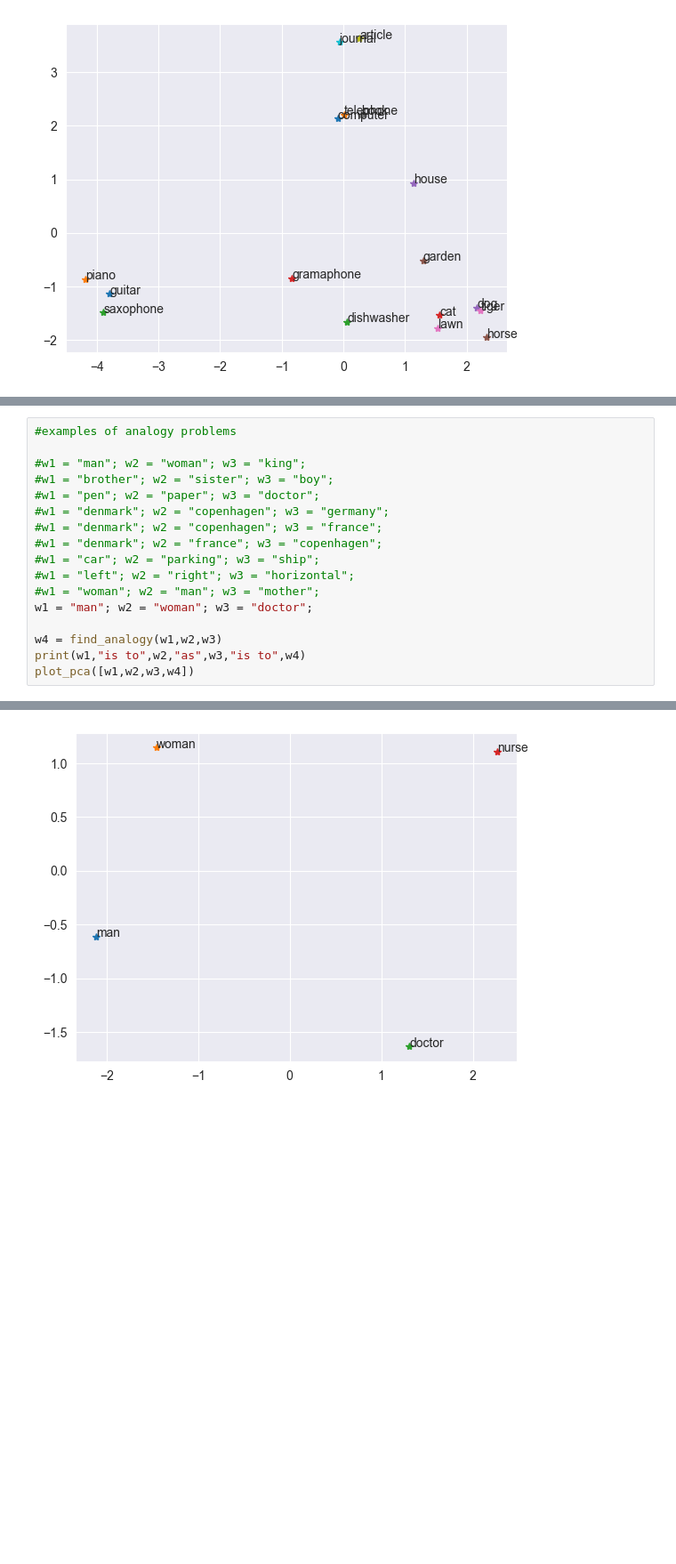
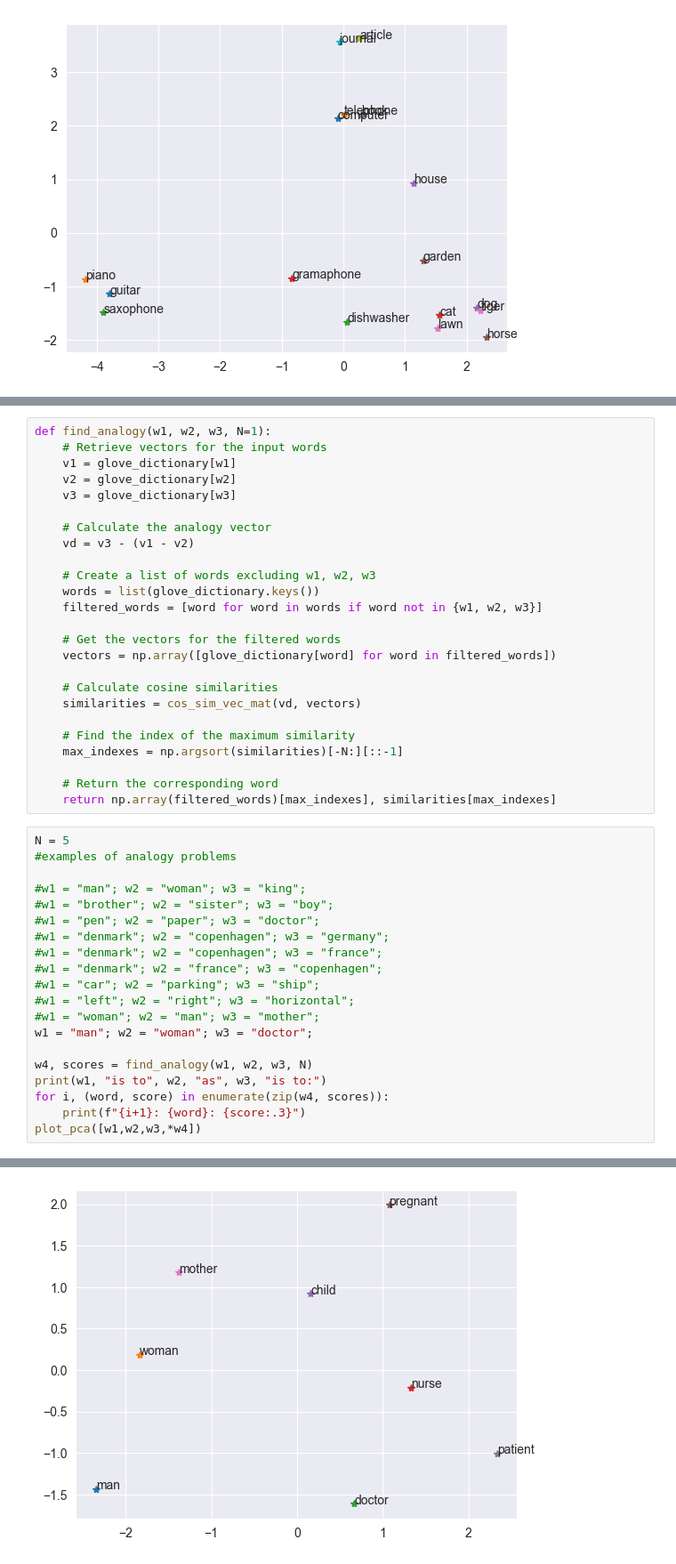
Before and after one commit to Twinbo/Signals-and-Data-Autumn-2025-student, a Jupyter notebook: week_9/ex_week_9.ipynb, the cells around one changed output, grey strips where cells are left out. Shown at 89% size. Cells and saved outputs as stored; diff of their text form; blank space fills up the shorter version.

```diff
--- a/week_9/ex_week_9.ipynb
+++ b/week_9/ex_week_9.ipynb
@@ -356,4 +353,30 @@ def find_analogy(w1, w2, w3):
+# %%
+def find_analogy(w1, w2, w3, N=1):
+    # Retrieve vectors for the input words
+    v1 = glove_dictionary[w1]
+    v2 = glove_dictionary[w2]
+    v3 = glove_dictionary[w3]
+
+    # Calculate the analogy vector
+    vd = v3 - (v1 - v2)
+
+    # Create a list of words excluding w1, w2, w3
+    words = list(glove_dictionary.keys())
+    filtered_words = [word for word in words if word not in {w1, w2, w3}]
+
+    # Get the vectors for the filtered words
+    vectors = np.array([glove_dictionary[word] for word in filtered_words])
+
+    # Calculate cosine similarities
+    similarities = cos_sim_vec_mat(vd, vectors)
+
+    # Find the index of the maximum similarity
+    max_indexes = np.argsort(similarities)[-N:][::-1]
+
+    # Return the corresponding word
+    return np.array(filtered_words)[max_indexes], similarities[max_indexes]
 # %%
+N = 5
 #examples of analogy problems
 
 #w1 = "man"; w2 = "woman"; w3 = "king";
@@ -367,7 +390,9 @@ def find_analogy(w1, w2, w3):
 #w1 = "woman"; w2 = "man"; w3 = "mother";
 w1 = "man"; w2 = "woman"; w3 = "doctor";
 
-w4 = find_analogy(w1,w2,w3)
-print(w1,"is to",w2,"as",w3,"is to",w4)
-plot_pca([w1,w2,w3,w4])
+w4, scores = find_analogy(w1, w2, w3, N)
+print(w1, "is to", w2, "as", w3, "is to:")
+for i, (word, score) in enumerate(zip(w4, scores)):
+    print(f"{i+1}: {word}: {score:.3}")
+plot_pca([w1,w2,w3,*w4])
 # %% [output]
@@ -375 +405 @@ man is to woman as doctor is to nurse
-[figure, old version]
+[figure, new version]
```
Also changed, not shown: parts of 22 cells of this notebook.
